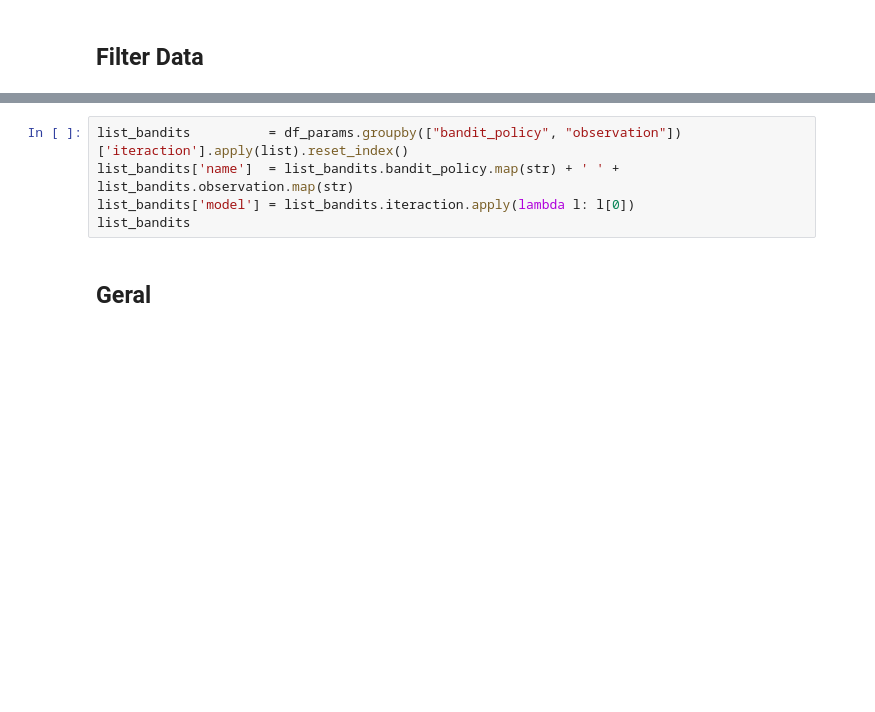
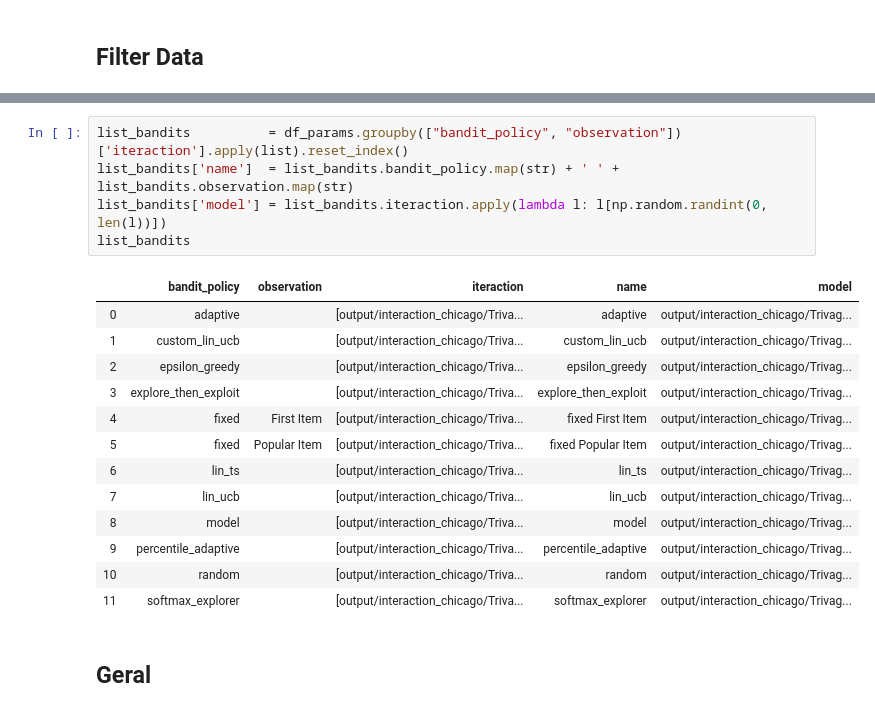
Before and after one commit to deeplearningbrasil/mars-gym, a Jupyter notebook: Resultados.ipynb, the cells around one changed output, grey strips where cells are left out. Drawn from its saved outputs; the diff is of its cells as text; blank space fills up the shorter version.

```diff
--- a/Resultados.ipynb
+++ b/Resultados.ipynb
@@ -136,8 +149,22 @@ KeyError: 'data_frames_preparation_extra_params.filter_city'
 # %%
 list_bandits          = df_params.groupby(["bandit_policy", "observation"])['iteraction'].apply(list).reset_index()
 list_bandits['name']  = list_bandits.bandit_policy.map(str) + ' ' + list_bandits.observation.map(str)
-list_bandits['model'] = list_bandits.iteraction.apply(lambda l: l[0])
+list_bandits['model'] = list_bandits.iteraction.apply(lambda l: l[np.random.randint(0, len(l))])
 list_bandits
+# %% [output]
+|  | bandit_policy | observation | iteraction | name | model |
+| 0 | adaptive |  | [output/interaction_chicago/Triva... | adaptive | output/interaction_chicago/Trivag... |
+| 1 | custom_lin_ucb |  | [output/interaction_chicago/Triva... | custom_lin_ucb | output/interaction_chicago/Trivag... |
+| 2 | epsilon_greedy |  | [output/interaction_chicago/Triva... | epsilon_greedy | output/interaction_chicago/Trivag... |
+| 3 | explore_then_exploit |  | [output/interaction_chicago/Triva... | explore_then_exploit | output/interaction_chicago/Trivag... |
+| 4 | fixed | First Item | [output/interaction_chicago/Triva... | fixed First Item | output/interaction_chicago/Trivag... |
+| 5 | fixed | Popular Item | [output/interaction_chicago/Triva... | fixed Popular Item | output/interaction_chicago/Trivag... |
+| 6 | lin_ts |  | [output/interaction_chicago/Triva... | lin_ts | output/interaction_chicago/Trivag... |
+| 7 | lin_ucb |  | [output/interaction_chicago/Triva... | lin_ucb | output/interaction_chicago/Trivag... |
+| 8 | model |  | [output/interaction_chicago/Triva... | model | output/interaction_chicago/Trivag... |
+| 9 | percentile_adaptive |  | [output/interaction_chicago/Triva... | percentile_adaptive | output/interaction_chicago/Trivag... |
+| 10 | random |  | [output/interaction_chicago/Triva... | random | output/interaction_chicago/Trivag... |
+| 11 | softmax_explorer |  | [output/interaction_chicago/Triva... | softmax_explorer | output/interaction_chicago/Trivag... |
 # %% [markdown]
 ## Geral
 # %%
```
Also changed, not shown: parts of 4 cells of this notebook, 3 other files.
